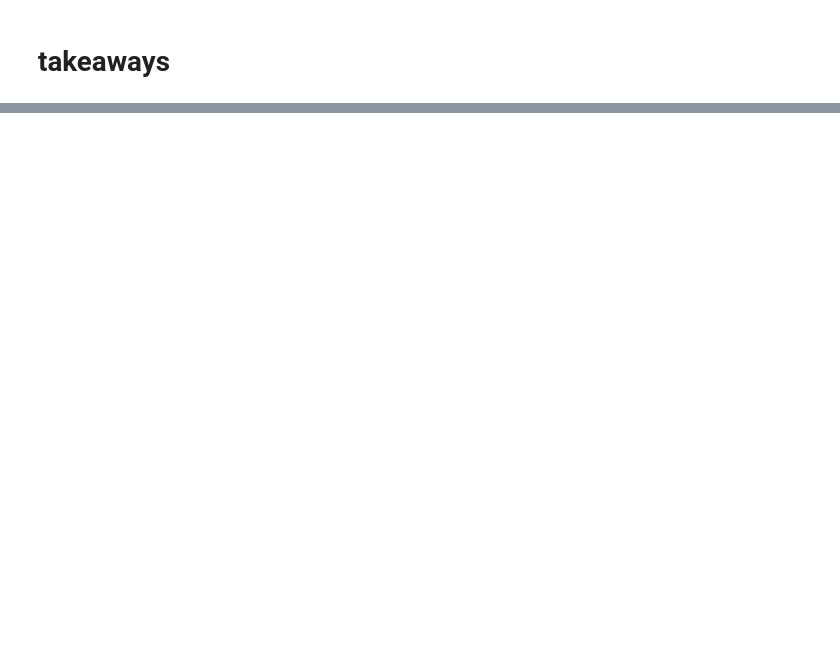
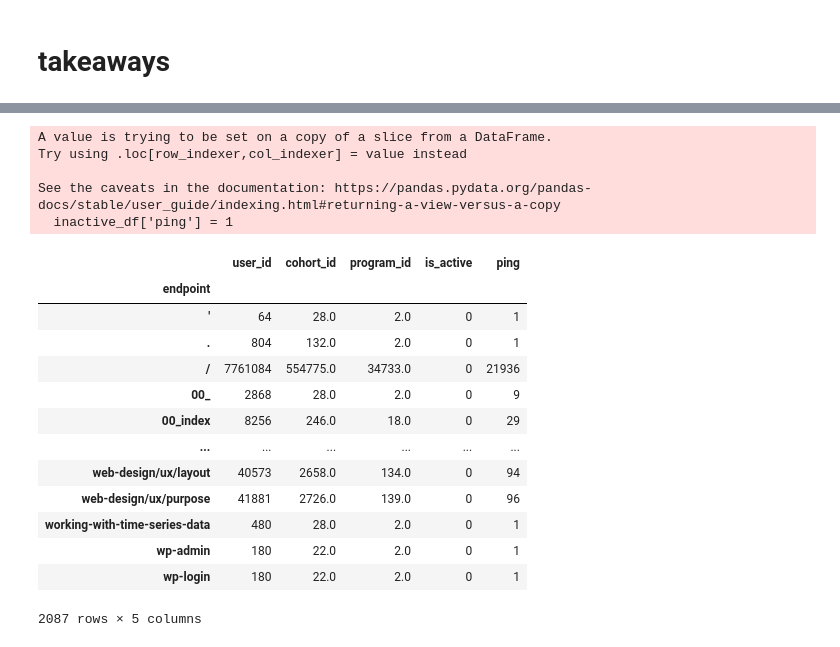
Before and after one commit to Florence-Team-8/anomaly-detection-project, a Jupyter notebook: parkers_workbook.ipynb, the cells around one changed output, grey strips where cells are left out. Cells and saved outputs as stored; diff of their text form; code cells hidden in the pictures; blank space fills up the shorter version.

```diff
--- a/parkers_workbook.ipynb
+++ b/parkers_workbook.ipynb
@@ -990,0 +999,25 @@ d
+# %%
+inactive_df['ping'] = 1
+# %% [output]
+A value is trying to be set on a copy of a slice from a DataFrame.
+Try using .loc[row_indexer,col_indexer] = value instead
+
+See the caveats in the documentation: https://pandas.pydata.org/pandas-docs/stable/user_guide/indexing.html#returning-a-view-versus-a-copy
+  inactive_df['ping'] = 1
+# %%
+pd.DataFrame(inactive_df.groupby(by = 'endpoint').sum())
+# %% [output]
+|  | user_id | cohort_id | program_id | is_active | ping |
+| endpoint |  |  |  |  |  |
+| ' | 64 | 28.0 | 2.0 | 0 | 1 |
+| . | 804 | 132.0 | 2.0 | 0 | 1 |
+| / | 7761084 | 554775.0 | 34733.0 | 0 | 21936 |
+| 00_ | 2868 | 28.0 | 2.0 | 0 | 9 |
+| 00_index | 8256 | 246.0 | 18.0 | 0 | 29 |
+| ... | ... | ... | ... | ... | ... |
+| web-design/ux/layout | 40573 | 2658.0 | 134.0 | 0 | 94 |
+| web-design/ux/purpose | 41881 | 2726.0 | 139.0 | 0 | 96 |
+| working-with-time-series-data | 480 | 28.0 | 2.0 | 0 | 1 |
+| wp-admin | 180 | 22.0 | 2.0 | 0 | 1 |
+| wp-login | 180 | 22.0 | 2.0 | 0 | 1 |
+2087 rows × 5 columns
```
Also changed, not shown: parts of 8 cells of this notebook.
